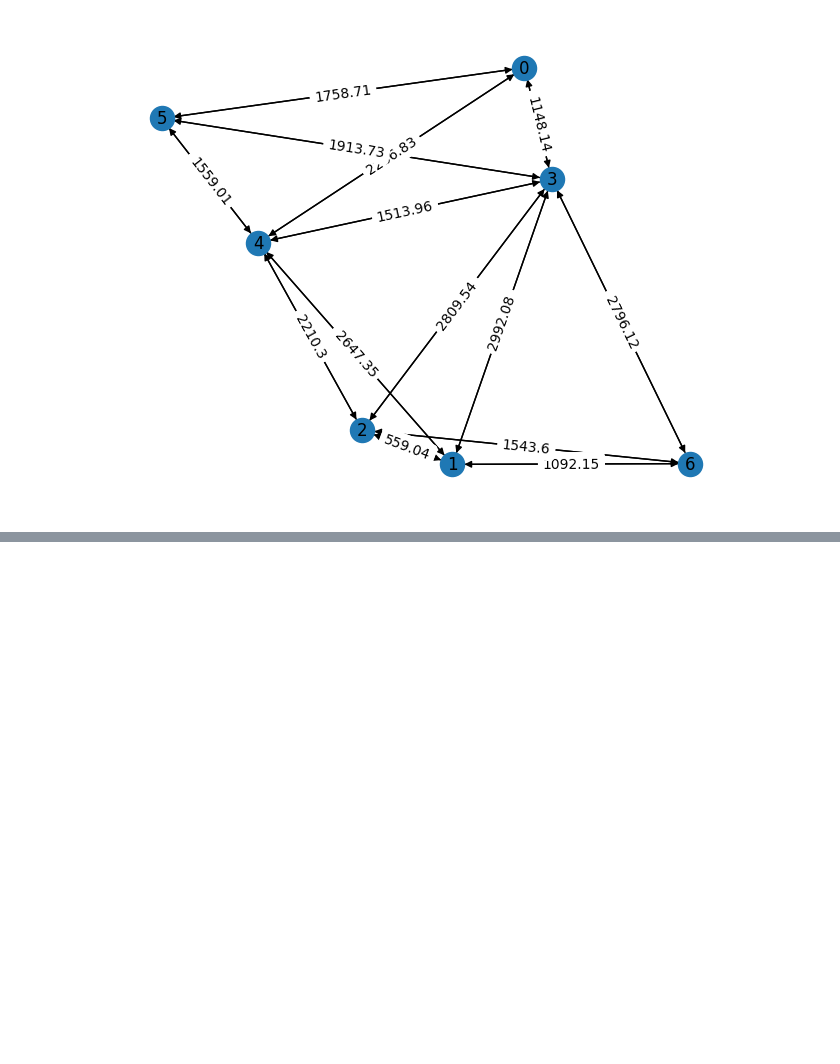
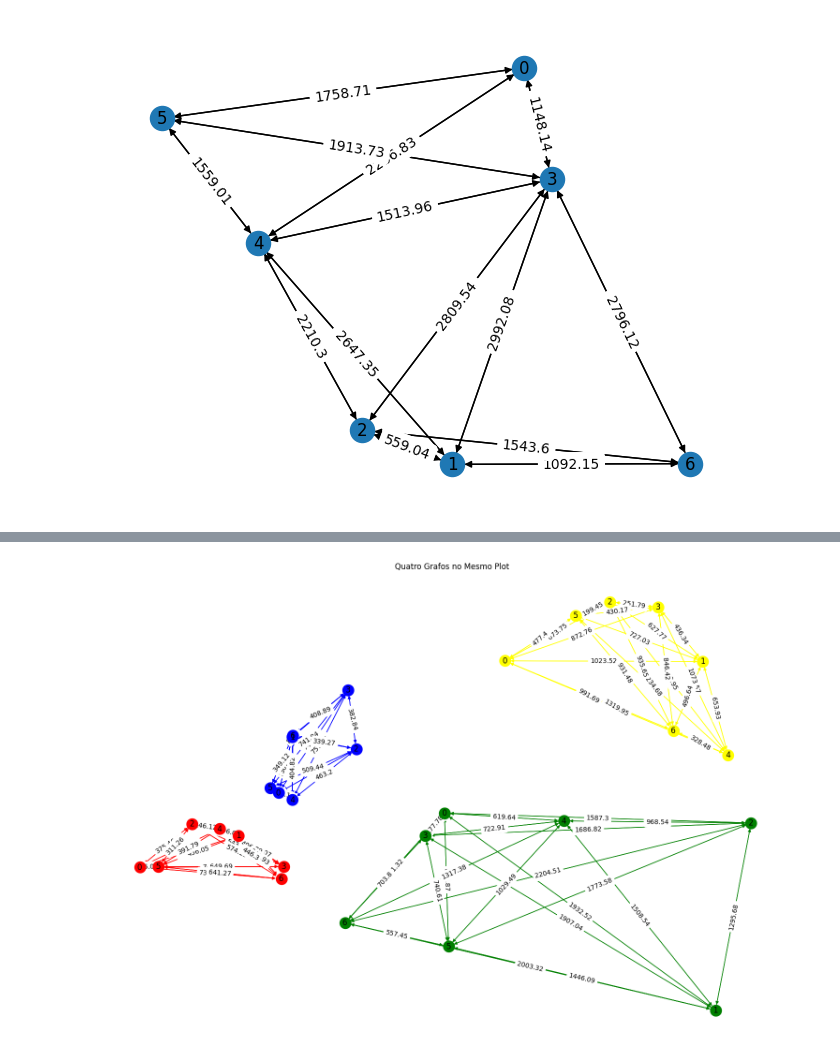
Before and after one commit to ResidenciaTICBrisa/02_RotaOnibus, a Jupyter notebook: docs/Notebooks/teste2.ipynb, the cells around one changed output, grey strips where cells are left out. Saved outputs shown, nothing was run; the diff lists cells and outputs as text; code cells hidden in the pictures; blank space fills up the shorter version.

```diff
--- a/docs/Notebooks/teste2.ipynb
+++ b/docs/Notebooks/teste2.ipynb
@@ -77,0 +212,91 @@ plt.show()
+# %%
+import networkx as nx
+from geopy.distance import geodesic
+import matplotlib.pyplot as plt
+import pickle
+
+# Defina suas coordenadas originais
+coordenadas1 = [
+    (-23.5505, -46.6333),  # São Paulo
+    (-22.9083, -43.1964),  # Rio de Janeiro
+    (-19.9167, -43.9345),  # Belo Horizonte
+    (-20.2976, -40.2958),  # Vitória
+    (-22.9056, -47.0608),  # Campinas
+    (-23.9359, -46.3350),  # Santos
+    (-22.8833, -43.1152)   # Niterói
+]
+
+coordenadas2 = [
+    (-30.0346, -51.2177),  # Porto Alegre
+    (-25.4244, -49.2654),  # Curitiba
+    (-27.5954, -48.5480),  # Florianópolis
+    (-23.3045, -51.1696),  # Londrina
+    (-26.3045, -48.8487),  # Joinville
+    (-29.1685, -51.1790),  # Caxias do Sul
+    (-23.4205, -51.9331)   # Maringá
+]
+
+coordenadas3 = [
+    (-12.9714, -38.5014),  # Salvador
+    (-3.7172, -38.5433),   # Fortaleza
+    (-8.0476, -34.8768),   # Recife
+    (-5.7936, -35.1986),   # Natal
+    (-2.5307, -44.3068),   # São Luís
+    (-9.6498, -35.7089),   # Maceió
+    (-5.0892, -42.8040)    # Teresina
+]
+
+coordenadas4 = [
+    (-15.7942, -47.8822),  # Brasília
+    (-3.1189, -60.0212),   # Manaus
+    (-1.4558, -48.4902),   # Belém
+    (-16.6869, -49.2648),  # Goiânia
+    (-10.2129, -48.3603),  # Palmas
+    (-15.6014, -56.0979),  # Cuiabá
+    (-20.4428, -54.6460)   # Campo Grande
+]
+
+# Função para criar grafo
+def criar_grafo(coordenadas):
+    G = nx.DiGraph()
+
+    for i, coord in enumerate(coordenadas):
+        G.add_node(i, pos=coord)
+
+    for i, coord1 in enumerate(coordenadas):
+        for j, coord2 in enumerate(coordenadas):
+            if i != j:
+                distancia = geodesic(coord1, coord2).km
+                if distancia < 3000:
+                    G.add_edge(i, j, weight=distancia)
+    return G
+
+# Criar quatro grafos
+G1 = criar_grafo(coordenadas1)
+G2 = criar_grafo(coordenadas2)
+G3 = criar_grafo(coordenadas3)
+G4 = criar_grafo(coordenadas4)
+
+# Plotar todos no mesmo gráfico
+plt.figure(figsize=(15, 10))
+
+def plot_graph(G, pos, color):
+    nx.draw(G, pos, with_labels=True, node_color=color, edge_color=color)
+    labels = nx.get_edge_attributes(G, 'weight')
+    for key in labels:
+        labels[key] = round(labels[key], 2)
+    nx.draw_networkx_edge_labels(G, pos, edge_labels=labels)
+
+plot_graph(G1, nx.get_node_attributes(G1, 'pos'), 'blue')
+plot_graph(G2, nx.get_node_attributes(G2, 'pos'), 'red')
+plot_graph(G3, nx.get_node_attributes(G3, 'pos'), 'yellow')
+plot_graph(G4, nx.get_node_attributes(G4, 'pos'), 'green')
+
+plt.title('Quatro Grafos no Mesmo Plot')
+plt.show()
+
+# Salvar os quatro grafos em um arquivo pickle (em uma tupla)
+with open('grafos.pkl', 'wb') as f:
+    pickle.dump((G1, G2, G3, G4), f)
+# %% [output]
+[figure, added]
```
Also changed, not shown: parts of 5 cells of this notebook, 3 other files.
